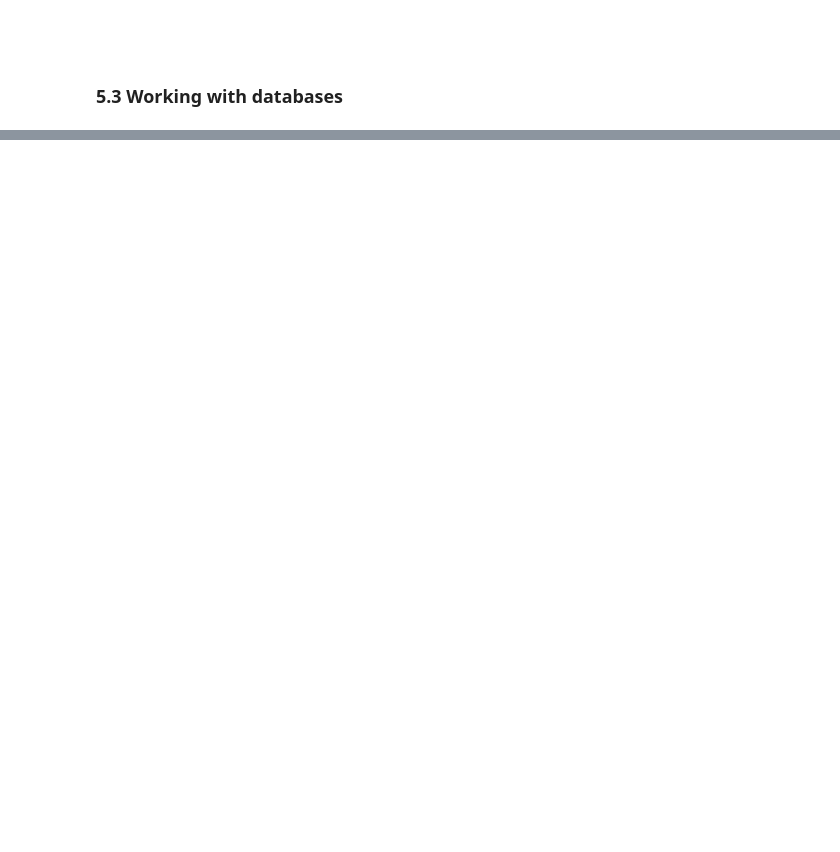
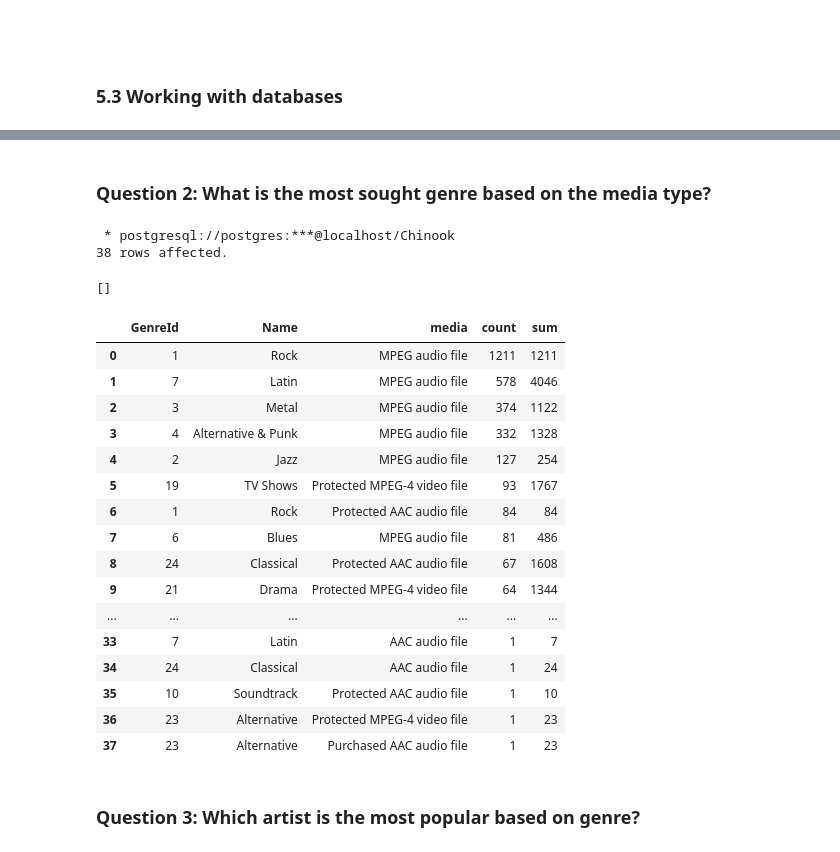
Before and after one commit to JavierConde1976/LSE_DA201_Week_5_Demonstration, a Jupyter notebook: LSE_DA201_Week_5_Demonstration.ipynb, the cells around one changed output, grey strips where cells are left out. Saved outputs shown, nothing was run; the diff lists cells and outputs as text; code cells hidden in the pictures; blank space fills up the shorter version.

```diff
--- a/LSE_DA201_Week_5_Demonstration.ipynb
+++ b/LSE_DA201_Week_5_Demonstration.ipynb
@@ -1257,3 +1257,24 @@ RT @MichaelHincks: I think closing the roof two games before Kyrgios *could* win
 #
 # %% [markdown]
 ### 5.3 Working with databases
+# %%
+# The % is a magic command in Jupyter Notebook, it helps to load packages.
+# It will not work in a regular Python environment, only in Jupyter Notebook.
+# When the % is used in front, it indicates the use of SQL.
+%load_ext sql
+
+# Import operating system and the Anaconda environment.
+import os
+
+# PostgreSQL credentials.
+host = 'localhost'
+database = 'Chinook'
+user = 'postgres'
+# Your own password.
+password = 'beatles2945'     # Specify your own password.
+
+# Test connection between PostgreSQL and Jupyter Notebook.
+connection_string = f"postgresql://{user}:{password}@{host}/{database}"
+
+# Determine connection status.
+%sql $connection_string
@@ -1259,0 +1346,12 @@ RT @MichaelHincks: I think closing the roof two games before Kyrgios *could* win
+# %%
+# Import necessary libraries to create an engine.
+from sqlalchemy import create_engine
+
+# Name the engine.
+engine = create_engine(connection_string)
+
+# Import inspect.
+from sqlalchemy import inspect
+
+insp = inspect(engine)
+insp.get_table_names()
@@ -1259,0 +1441,44 @@ RT @MichaelHincks: I think closing the roof two games before Kyrgios *could* win
+# %% [markdown]
+### Question 2: What is the most sought genre based on the media type?
+# %%
+%%sql
+
+CREATE TABLE most_popular_genre AS
+SELECT g."GenreId", g."Name", m."Name" AS media,
+COUNT(*),
+SUM(g."GenreId")
+FROM public."Genre" g
+JOIN public."Track" t USING ("GenreId")
+JOIN public."MediaType" m USING ("MediaTypeId")
+GROUP BY g."GenreId", g."Name", media
+ORDER BY COUNT(g."GenreId") DESC;
+# %% [output]
+ * postgresql://postgres:***@localhost/Chinook
+38 rows affected.
+[]
+# %%
+# Create a DataFrame
+q2 = pd.read_sql('SELECT * FROM most_popular_genre', engine)
+
+# View the output.
+q2
+# %% [output]
+|  | GenreId | Name | media | count | sum |
+| 0 | 1 | Rock | MPEG audio file | 1211 | 1211 |
+| 1 | 7 | Latin | MPEG audio file | 578 | 4046 |
+| 2 | 3 | Metal | MPEG audio file | 374 | 1122 |
+| 3 | 4 | Alternative & Punk | MPEG audio file | 332 | 1328 |
+| 4 | 2 | Jazz | MPEG audio file | 127 | 254 |
+| 5 | 19 | TV Shows | Protected MPEG-4 video file | 93 | 1767 |
+| 6 | 1 | Rock | Protected AAC audio file | 84 | 84 |
+| 7 | 6 | Blues | MPEG audio file | 81 | 486 |
+| 8 | 24 | Classical | Protected AAC audio file | 67 | 1608 |
+| 9 | 21 | Drama | Protected MPEG-4 video file | 64 | 1344 |
+| ... | ... | ... | ... | ... | ... |
+| 33 | 7 | Latin | AAC audio file | 1 | 7 |
+| 34 | 24 | Classical | AAC audio file | 1 | 24 |
+| 35 | 10 | Soundtrack | Protected AAC audio file | 1 | 10 |
+| 36 | 23 | Alternative | Protected MPEG-4 video file | 1 | 23 |
+| 37 | 23 | Alternative | Purchased AAC audio file | 1 | 23 |
+# %% [markdown]
+### Question 3: Which artist is the most popular based on genre?
```
Also changed, not shown: parts of 112 cells of this notebook.
